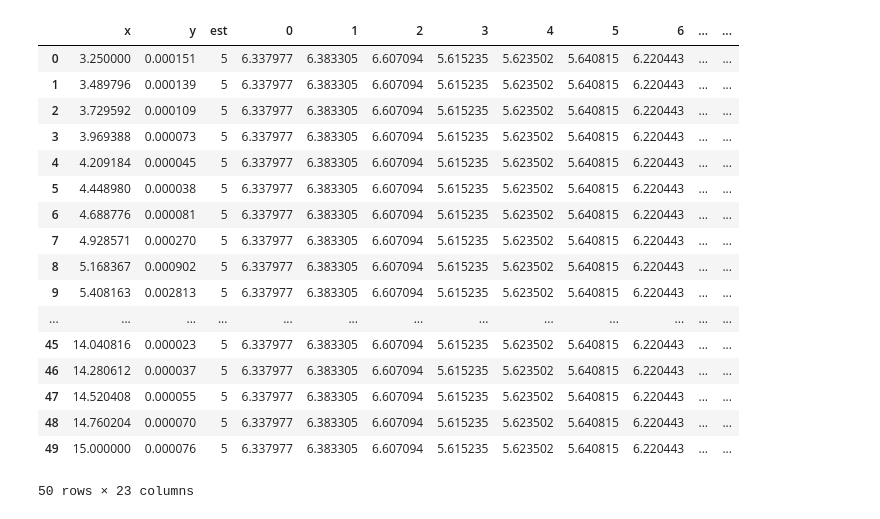
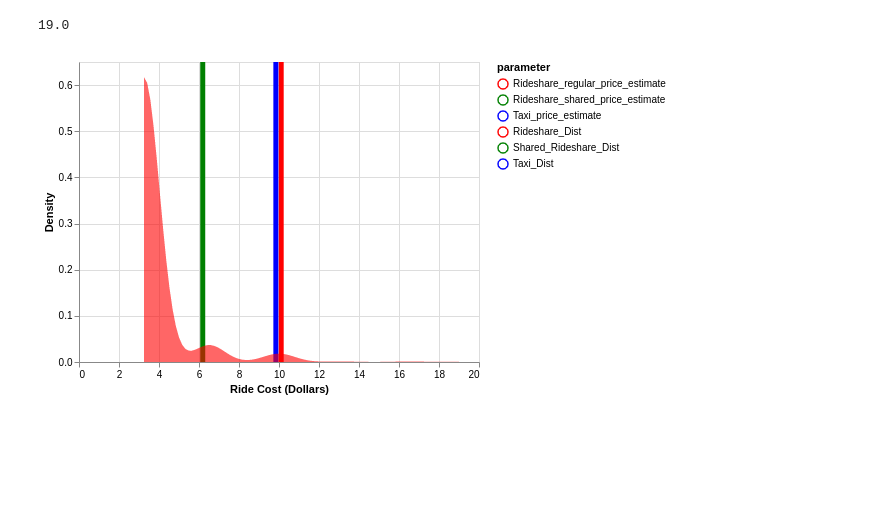
Before and after one commit to isaackod/TNP_taxi_project, a Jupyter notebook: high_level_UI.ipynb, the cells around one changed output. Cells and saved outputs as stored; diff of their text form; code cells hidden in the pictures; blank space fills up the shorter version.

```diff
--- a/high_level_UI.ipynb
+++ b/high_level_UI.ipynb
@@ -58,16 +51,0 @@ def text_to_fares(binned,start, end, bRideshare = True):
-# %%
-USER_PARAMS = {'pickup': "the bean chicago", "dropoff": "Sears tower chicago", "shared":False}
-# %%
-rideshare_binned = bin_on_time_distance(rideshare_data)
-## TODO: Investigate the binning on the taxi data (time is very discrete)
-taxi_binned = bin_on_time_distance(taxi_data, miles_nbins = 20, seconds_nbins = 16)
-
-rideshare_model_pred, lyft_estimate, rideshare_group= text_to_fares(rideshare_binned,USER_PARAMS['pickup'], USER_PARAMS['dropoff'])
-taxi_model_pred, taxi_estimate, taxi_group = text_to_fares(taxi_binned,USER_PARAMS['pickup'], USER_PARAMS['dropoff'],bRideshare = False)
-
-ridshare_shared_fares = rideshare_group[rideshare_group["Shared_Trip_Authorized"] == True].Final_Fare
-ridshare_fares = rideshare_group[rideshare_group["Shared_Trip_Authorized"] == False].Final_Fare
-taxi_fares = taxi_group.Final_Fare
-
-to_df = {'Rideshare shared price: ': rideshare_model_pred['rideshare_model_estimate'], 'Rideshare regular price: ': rideshare_model_pred['rideshare_shared_model_estimate'],
- 'Taxi price:' :taxi_model_pred['taxi_estimate']}
@@ -74,2 +203,8 @@ to_df = {'Rideshare shared price: ': rideshare_model_pred['rideshare_model_estim
+# %%
+USER_PARAMS = {"pickup": "aquarium chicago",
+               "dropoff": "the bean cicago",
+               "forecast_hrs":20}
+# %%
+results = run_Fair_Fare(USER_PARAMS)
 # %%
 pd.set_option("display.precision", 2)
@@ -143,21 +217,5 @@ hist + rule
-# %%
-kde
-# %% [output]
-|  | x | y | est | 0 | 1 | 2 | 3 | 4 | 5 | 6 | ... | ... |
-| 0 | 3.250000 | 0.000151 | 5 | 6.337977 | 6.383305 | 6.607094 | 5.615235 | 5.623502 | 5.640815 | 6.220443 | ... | ... |
-| 1 | 3.489796 | 0.000139 | 5 | 6.337977 | 6.383305 | 6.607094 | 5.615235 | 5.623502 | 5.640815 | 6.220443 | ... | ... |
-| 2 | 3.729592 | 0.000109 | 5 | 6.337977 | 6.383305 | 6.607094 | 5.615235 | 5.623502 | 5.640815 | 6.220443 | ... | ... |
-| 3 | 3.969388 | 0.000073 | 5 | 6.337977 | 6.383305 | 6.607094 | 5.615235 | 5.623502 | 5.640815 | 6.220443 | ... | ... |
-| 4 | 4.209184 | 0.000045 | 5 | 6.337977 | 6.383305 | 6.607094 | 5.615235 | 5.623502 | 5.640815 | 6.220443 | ... | ... |
-| 5 | 4.448980 | 0.000038 | 5 | 6.337977 | 6.383305 | 6.607094 | 5.615235 | 5.623502 | 5.640815 | 6.220443 | ... | ... |
-| 6 | 4.688776 | 0.000081 | 5 | 6.337977 | 6.383305 | 6.607094 | 5.615235 | 5.623502 | 5.640815 | 6.220443 | ... | ... |
-| 7 | 4.928571 | 0.000270 | 5 | 6.337977 | 6.383305 | 6.607094 | 5.615235 | 5.623502 | 5.640815 | 6.220443 | ... | ... |
-| 8 | 5.168367 | 0.000902 | 5 | 6.337977 | 6.383305 | 6.607094 | 5.615235 | 5.623502 | 5.640815 | 6.220443 | ... | ... |
-| 9 | 5.408163 | 0.002813 | 5 | 6.337977 | 6.383305 | 6.607094 | 5.615235 | 5.623502 | 5.640815 | 6.220443 | ... | ... |
-| ... | ... | ... | ... | ... | ... | ... | ... | ... | ... | ... | ... | ... |
-| 45 | 14.040816 | 0.000023 | 5 | 6.337977 | 6.383305 | 6.607094 | 5.615235 | 5.623502 | 5.640815 | 6.220443 | ... | ... |
-| 46 | 14.280612 | 0.000037 | 5 | 6.337977 | 6.383305 | 6.607094 | 5.615235 | 5.623502 | 5.640815 | 6.220443 | ... | ... |
-| 47 | 14.520408 | 0.000055 | 5 | 6.337977 | 6.383305 | 6.607094 | 5.615235 | 5.623502 | 5.640815 | 6.220443 | ... | ... |
-| 48 | 14.760204 | 0.000070 | 5 | 6.337977 | 6.383305 | 6.607094 | 5.615235 | 5.623502 | 5.640815 | 6.220443 | ... | ... |
-| 49 | 15.000000 | 0.000076 | 5 | 6.337977 | 6.383305 | 6.607094 | 5.615235 | 5.623502 | 5.640815 | 6.220443 | ... | ... |
-50 rows × 23 columns
+# %%
+show_viz(results)
+# %% [output]
+19.0
+[figure, added]
```
Also changed, not shown: parts of 17 cells of this notebook, 3 other files.
